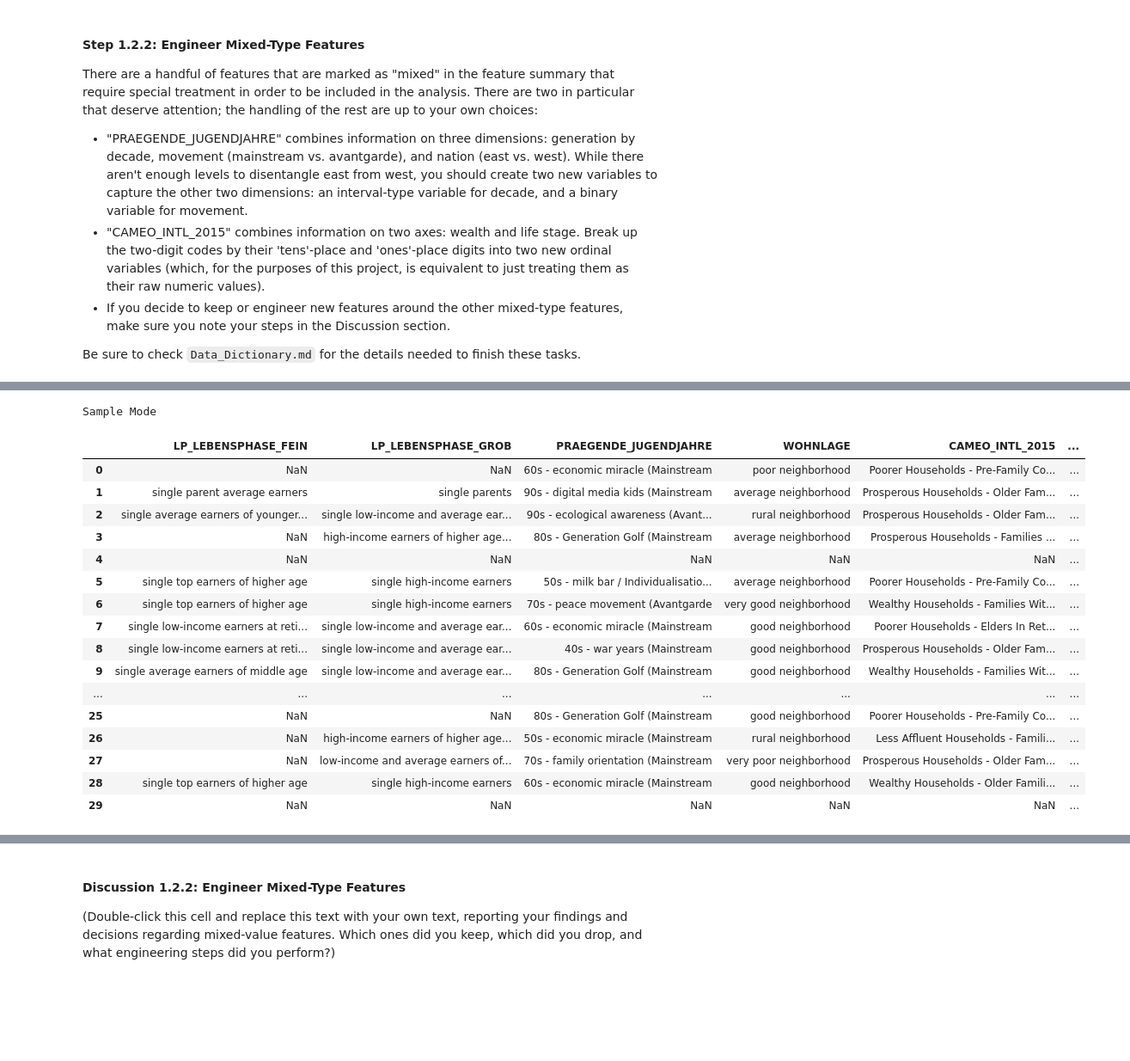
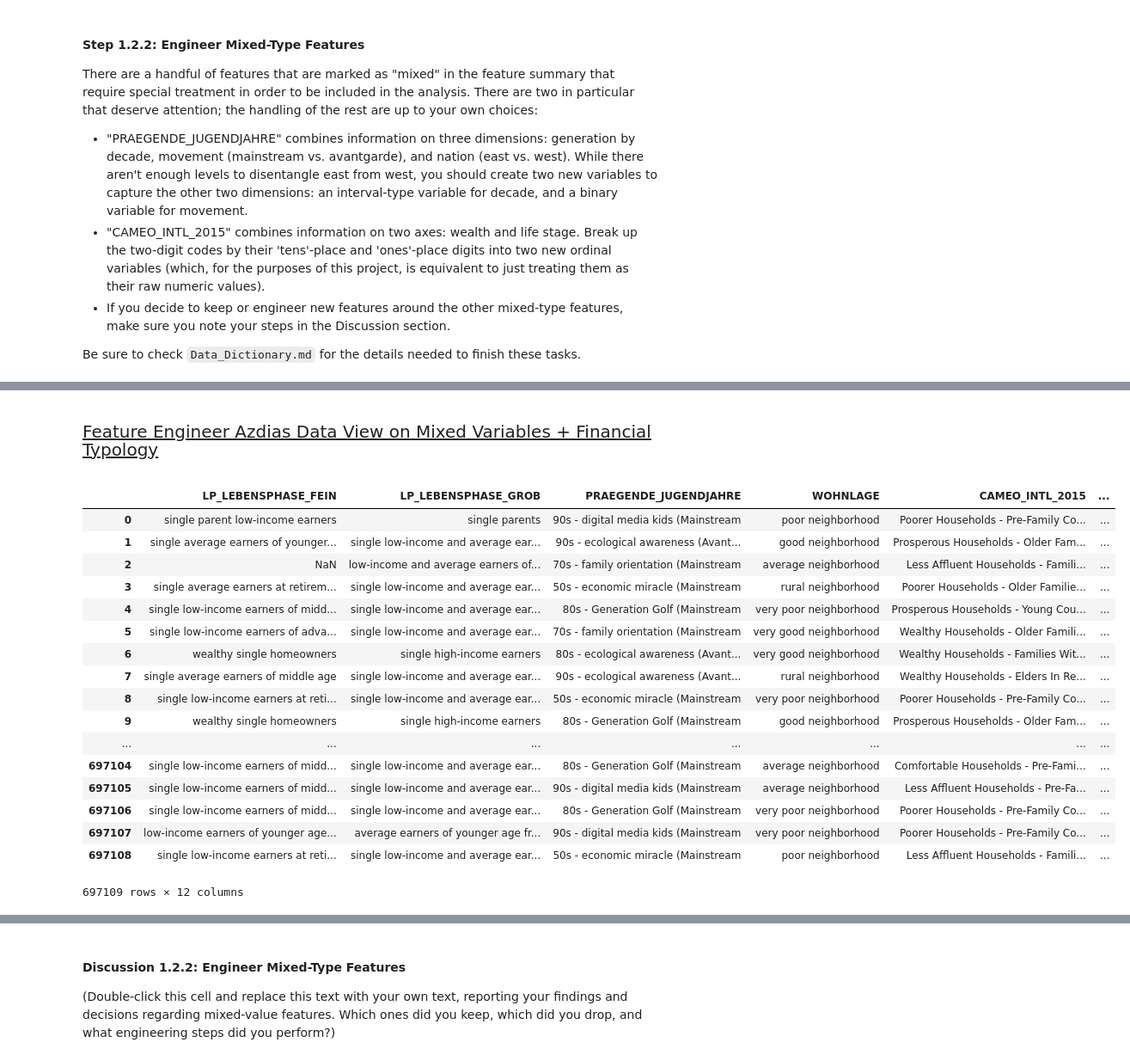
Before and after one commit to samlexrod/identifying_customer_segments, a Jupyter notebook: Identify_Customer_Segments.ipynb, the cells around one changed output, grey strips where cells are left out. Shown: that part at 86% size. Saved outputs shown, nothing was run; the diff lists cells and outputs as text; code cells hidden in the pictures; blank space fills up the shorter version.

Commit message:
Feature Engineering
Selecting new features

```diff
--- a/Identify_Customer_Segments.ipynb
+++ b/Identify_Customer_Segments.ipynb
@@ -884,13 +884,30 @@ print('There are {} categorical variables. '.\
 There are 18 categorical variables.
 There are 14 categories with greater than 2 unique or non-numeric values.
 There are 18 columns in the azdias_categorical dataframe.
+# %%
+def sweet_encode(dataframe, encoder=None):
+    # setting the encoder in a dict
+    if not encoder:
+        encoder = defaultdict(LabelBinarizer)
+
+    # dataframe container
+    azdias_encoded = pd.DataFrame()
+
+    # one big encoder
+    for column in dataframe.columns:
+        X = encoder[column].fit_transform(dataframe[column].values)
+        encoder_columns = [column + '_' + str(enc_value) for enc_value in range(X.shape[1])]
+        new_azdias_encoded = pd.DataFrame(X, columns=encoder_columns)
+        azdias_encoded = pd.concat([azdias_encoded, new_azdias_encoded], axis=1)
+
+    return azdias_encoded, encoder
 # %%
 def set_encoding(dataframe):
 
     dataframe.reset_index(drop=True, inplace=True)
 
     # setting the encoder in a dict
-    encoder = defaultdict(LabelBinarizer)
+    #encoder = defaultdict(LabelBinarizer)
 
     # out of all good columns only encode ones that meet conditions
     azdias_toencode = dataframe.loc[:, df_encode_columns.index]
@@ -899,14 +916,16 @@ def set_encoding(dataframe):
     azdias_toencode = azdias_toencode.fillna('0').apply(pd.to_numeric, errors='ignore', downcast='integer')
 
     # dataframe container
-    azdias_encoded = pd.DataFrame()
+    #azdias_encoded = pd.DataFrame()
 
     # one big encoder
-    for column in azdias_toencode.columns:
+    '''for column in azdias_toencode.columns:
         X = encoder[column].fit_transform(azdias_toencode[column].values)
         encoder_columns = [column + '_' + str(enc_value) for enc_value in range(X.shape[1])]
         new_azdias_encoded = pd.DataFrame(X, columns=encoder_columns)
-        azdias_encoded = pd.concat([azdias_encoded, new_azdias_encoded], axis=1)
+        azdias_encoded = pd.concat([azdias_encoded, new_azdias_encoded], axis=1)'''
+
+    azdias_encoded, encoder = sweet_encode(azdias_toencode)
 
     # reuse azdias_toencode
     azdias_toencode = dataframe.loc[:, df_encode_columns.index]
@@ -949,9 +968,9 @@ def set_encoding(dataframe):
         # rencode to zero
         azdias_encoded.iloc[indexes, i] = 0
 
-    return azdias_encoded, df_toreencode
+    return azdias_encoded, df_toreencode, encoder
 # %%
-azdias_encoded, df_toreencode = set_encoding(azdias_categorical)
+azdias_encoded, df_toreencode, encoder = set_encoding(azdias_categorical)
 display_html('Data Encoded:')
 azdias_encoded.head(30)
 # %% [output]
@@ -1016,7 +1035,7 @@ print('Azdias has %s columns.' % len(azdias_original.columns) +\
       '\nEncoding created %s columns.' % len(azdias_encoded.columns))
 print('Azdias was reduced to %s columns' % len(azdias_good.columns))
 if azdias.shape[1] < azdias_good.shape[1] + azdias_encoded.shape[1]:
-    azdias = pd.concat([azdias, azdias_encoded], axis=1)
+    azdias = pd.concat([azdias_good.reset_index(drop=True), azdias_encoded], axis=1)
 print('Azdias total columns are %s' % len(azdias.columns) +\
       '\n\nAzdias encoding is completed.')
 # %% [output]
@@ -1083,24 +1097,28 @@ data_dict_view.loc[data_dict_view.key.isin(data_dict_coldesc.query("type == 'mix
 # %%
-pd.options.display.max_rows = 100
+pd.options.display.max_rows = 20
 col_subset = ['PRAEGENDE_JUGENDJAHRE', 'RELAT_AB']
-feature_eng = set_remap(azdias, data_dict_coldesc.query("type == 'mixed' and Kept == True").ColumnName)
+column_names = list(data_dict_coldesc.query("type == 'mixed' and Kept == True").ColumnName)
+colum_additions = list(data_dict_coldesc.query("type != 'mixed' and ColNameDescription == 'Financial typology'").ColumnName)
+feature_eng = set_remap(azdias, column_names + colum_additions)
+display_html('Feature Engineer Azdias Data View on Mixed Variables + Financial Typology')
 feature_eng
 # %% [output]
+Feature Engineer Azdias Data View on Mixed Variables + Financial Typology
+|  | LP_LEBENSPHASE_FEIN | LP_LEBENSPHASE_GROB | PRAEGENDE_JUGENDJAHRE | WOHNLAGE | CAMEO_INTL_2015 | ... |
+| 0 | single parent low-income earners | single parents | 90s - digital media kids (Mainstream | poor neighborhood | Poorer Households - Pre-Family Co... | ... |
+| 1 | single average earners of younger... | single low-income and average ear... | 90s - ecological awareness (Avant... | good neighborhood | Prosperous Households - Older Fam... | ... |
+| 2 | NaN | low-income and average earners of... | 70s - family orientation (Mainstream | average neighborhood | Less Affluent Households - Famili... | ... |
+| 3 | single average earners at retirem... | single low-income and average ear... | 50s - economic miracle (Mainstream | rural neighborhood | Poorer Households - Older Familie... | ... |
+| 4 | single low-income earners of midd... | single low-income and average ear... | 80s - Generation Golf (Mainstream | very poor neighborhood | Prosperous Households - Young Cou... | ... |
+| 5 | single low-income earners of adva... | single low-income and average ear... | 70s - family orientation (Mainstream | very good neighborhood | Wealthy Households - Older Famili... | ... |
+| 6 | wealthy single homeowners | single high-income earners | 80s - ecological awareness (Avant... | very good neighborhood | Wealthy Households - Families Wit... | ... |
+| 7 | single average earners of middle age | single low-income and average ear... | 90s - ecological awareness (Avant... | rural neighborhood | Wealthy Households - Elders In Re... | ... |
+| 8 | single low-income earners at reti... | single low-income and average ear... | 50s - economic miracle (Mainstream | very poor neighborhood | Poorer Households - Pre-Family Co... | ... |
+| 9 | wealthy single homeowners | single high-income earners | 80s - Generation Golf (Mainstream | good neighborhood | Prosperous Households - Older Fam... | ... |
+| ... | ... | ... | ... | ... | ... | ... |
+| 697104 | single low-income earners of midd... | single low-income and average ear... | 80s - Generation Golf (Mainstream | average neighborhood | Comfortable Households - Pre-Fami... | ... |
+| 697105 | single low-income earners of midd... | single low-income and average ear... | 90s - digital media kids (Mainstream | average neighborhood | Less Affluent Households - Pre-Fa... | ... |
+| 697106 | single low-income earners of midd... | single low-income and average ear... | 80s - Generation Golf (Mainstream | very poor neighborhood | Poorer Households - Pre-Family Co... | ... |
+| 697107 | low-income earners of younger age... | average earners of younger age fr... | 90s - digital media kids (Mainstream | very poor neighborhood | Poorer Households - Pre-Family Co... | ... |
+| 697108 | single low-income earners at reti... | single low-income and average ear... | 50s - economic miracle (Mainstream | poor neighborhood | Less Affluent Households - Famili... | ... |
-Sample Mode
+697109 rows × 12 columns
-|  | LP_LEBENSPHASE_FEIN | LP_LEBENSPHASE_GROB | PRAEGENDE_JUGENDJAHRE | WOHNLAGE | CAMEO_INTL_2015 | ... |
-| 0 | NaN | NaN | 60s - economic miracle (Mainstream | poor neighborhood | Poorer Households - Pre-Family Co... | ... |
-| 1 | single parent average earners | single parents | 90s - digital media kids (Mainstream | average neighborhood | Prosperous Households - Older Fam... | ... |
-| 2 | single average earners of younger... | single low-income and average ear... | 90s - ecological awareness (Avant... | rural neighborhood | Prosperous Households - Older Fam... | ... |
-| 3 | NaN | high-income earners of higher age... | 80s - Generation Golf (Mainstream | average neighborhood | Prosperous Households - Families ... | ... |
-| 4 | NaN | NaN | NaN | NaN | NaN | ... |
-| 5 | single top earners of higher age | single high-income earners | 50s - milk bar / Individualisatio... | average neighborhood | Poorer Households - Pre-Family Co... | ... |
-| 6 | single top earners of higher age | single high-income earners | 70s - peace movement (Avantgarde | very good neighborhood | Wealthy Households - Families Wit... | ... |
-| 7 | single low-income earners at reti... | single low-income and average ear... | 60s - economic miracle (Mainstream | good neighborhood | Poorer Households - Elders In Ret... | ... |
-| 8 | single low-income earners at reti... | single low-income and average ear... | 40s - war years (Mainstream | good neighborhood | Prosperous Households - Older Fam... | ... |
-| 9 | single average earners of middle age | single low-income and average ear... | 80s - Generation Golf (Mainstream | good neighborhood | Wealthy Households - Families Wit... | ... |
-| ... | ... | ... | ... | ... | ... | ... |
-| 25 | NaN | NaN | 80s - Generation Golf (Mainstream | good neighborhood | Poorer Households - Pre-Family Co... | ... |
-| 26 | NaN | high-income earners of higher age... | 50s - economic miracle (Mainstream | rural neighborhood | Less Affluent Households - Famili... | ... |
-| 27 | NaN | low-income and average earners of... | 70s - family orientation (Mainstream | very poor neighborhood | Prosperous Households - Older Fam... | ... |
-| 28 | single top earners of higher age | single high-income earners | 60s - economic miracle (Mainstream | good neighborhood | Wealthy Households - Older Famili... | ... |
-| 29 | NaN | NaN | NaN | NaN | NaN | ... |
```
Also changed, not shown: parts of 19 cells of this notebook.
